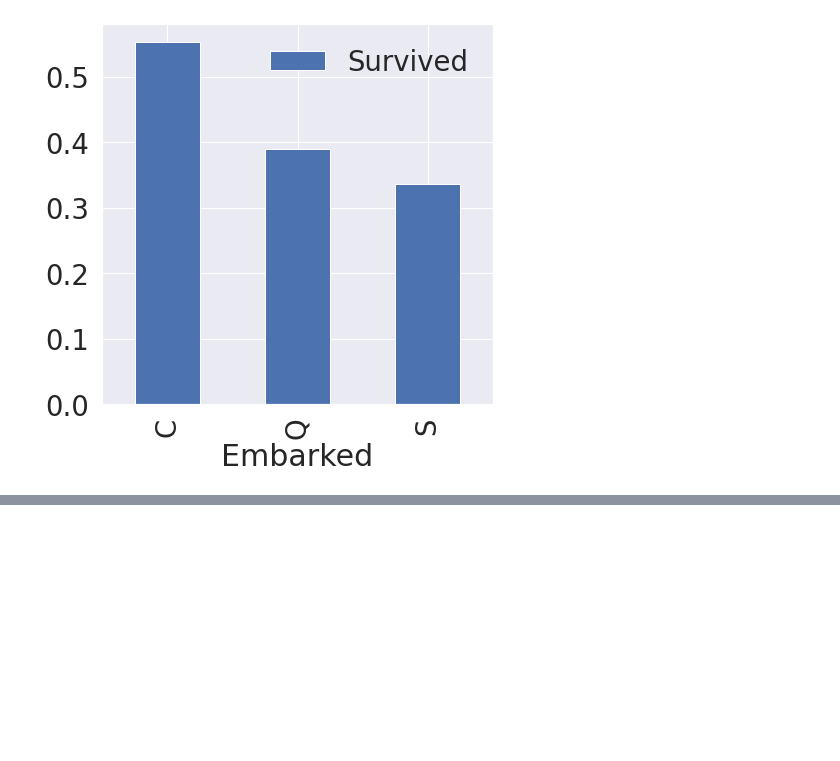
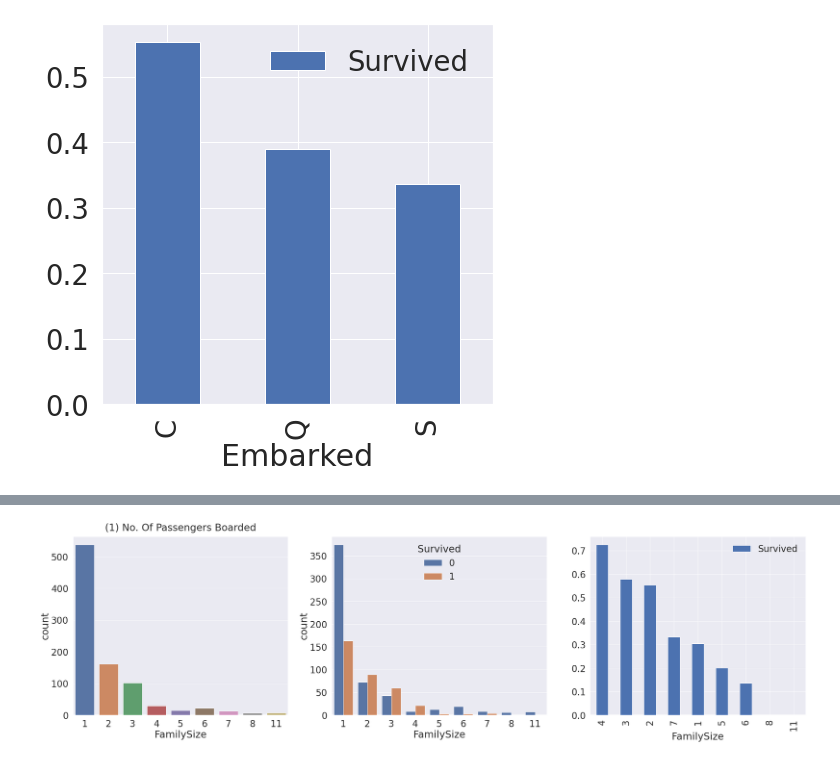
Before and after one commit to Yumpop/Kaggle_practice, a Jupyter notebook: my-first-ml-titanic-2.ipynb, the cells around one changed output, grey strips where cells are left out. Drawn from its saved outputs; the diff is of its cells as text; code cells hidden in the pictures; blank space fills up the shorter version.

```diff
--- a/my-first-ml-titanic-2.ipynb
+++ b/my-first-ml-titanic-2.ipynb
@@ -180,0 +198,14 @@ df_train[['Embarked', 'Survived']].groupby(['Embarked'], as_index = True).mean()
+# %%
+df_train['FamilySize'] = df_train['SibSp'] + df_train['Parch'] + 1
+df_test['FamilySize'] = df_test['SibSp'] + df_test['Parch'] + 1
+# %%
+f, ax = plt.subplots(1,3,figsize = (40,10))
+sns.countplot('FamilySize', data = df_train, ax = ax[0])
+ax[0].set_title('(1) No. Of Passengers Boarded', y=1.02)
+
+sns.countplot('FamilySize', data = df_train, hue = 'Survived', ax = ax[1])
+
+df_train[['FamilySize', 'Survived']].groupby(['FamilySize'], as_index = True).mean().sort_values(by = 'Survived', ascending = False).plot.bar(ax=ax[2])
+plt.subplots_adjust(wspace=0.2, hspace=0.5)
+# %% [output]
+[figure, added]
```
Also changed, not shown: parts of 6 cells of this notebook.
